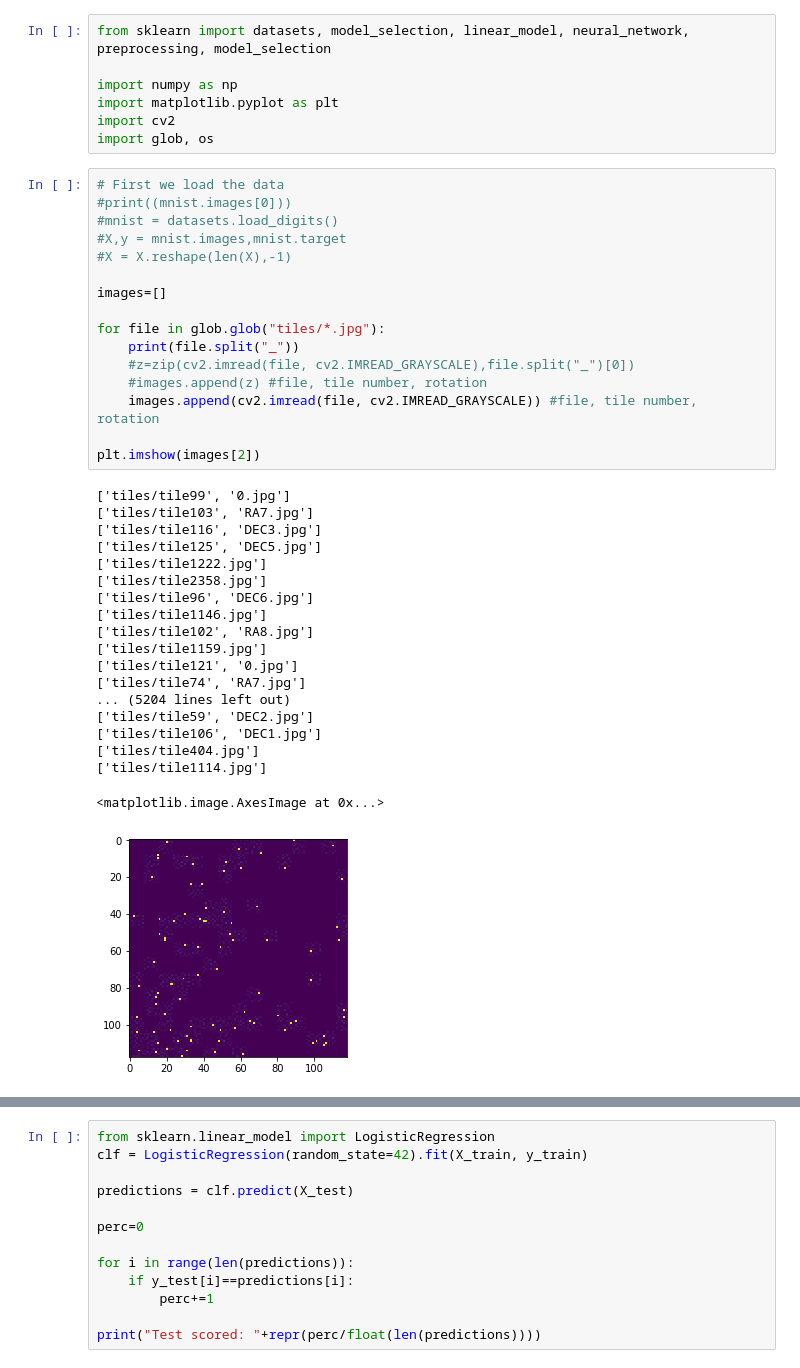
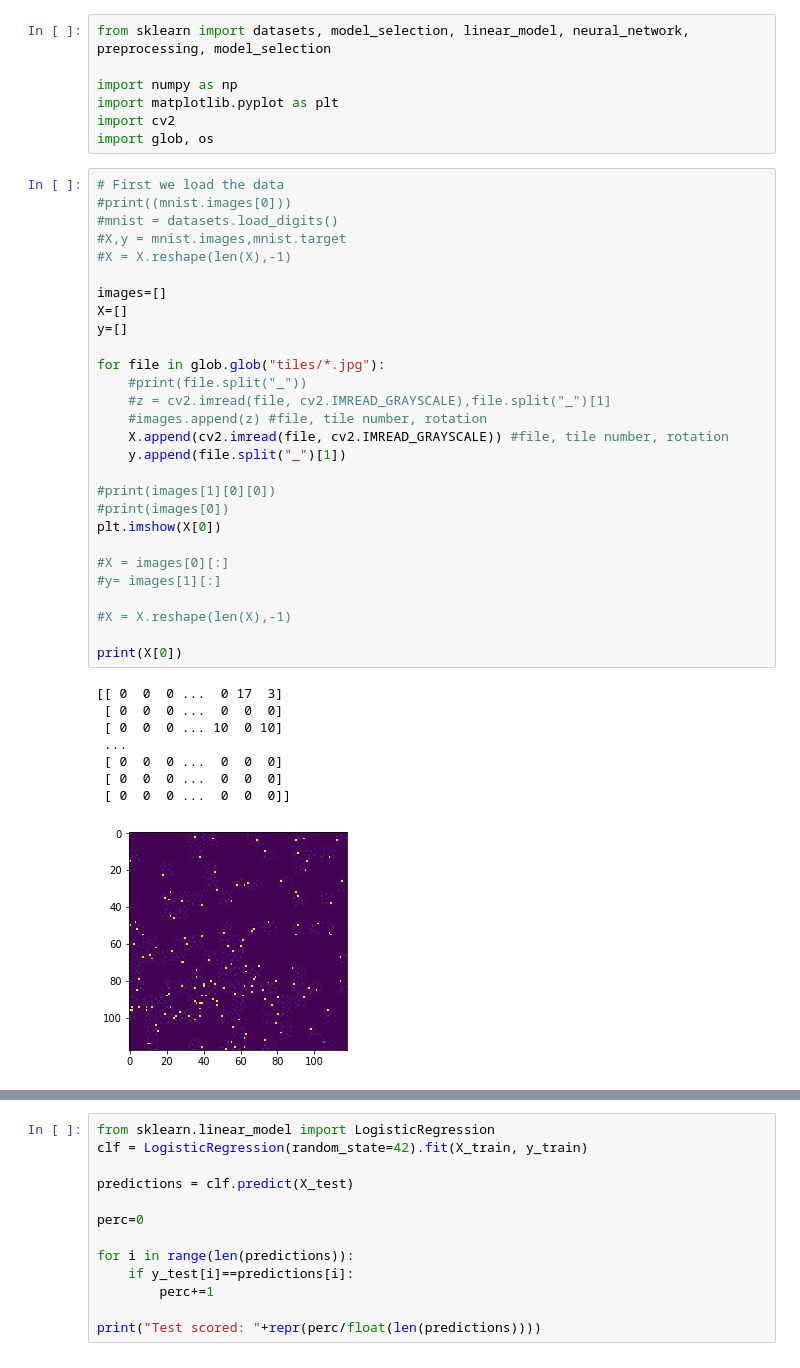
Before and after one commit to soudk/NightSky, a Jupyter notebook: LogisticRegression.ipynb, the cells around one changed output, grey strips where cells are left out. Cells and saved outputs as stored; diff of their text form.

```diff
--- a/LogisticRegression.ipynb
+++ b/LogisticRegression.ipynb
@@ -8,38 +8,39 @@ import glob, os
 # %%
 # First we load the data
 #print((mnist.images[0]))
 #mnist = datasets.load_digits()
 #X,y = mnist.images,mnist.target
 #X = X.reshape(len(X),-1)
 
 images=[]
+X=[]
+y=[]
 
 for file in glob.glob("tiles/*.jpg"):
-    print(file.split("_"))
-    #z=zip(cv2.imread(file, cv2.IMREAD_GRAYSCALE),file.split("_")[0])
+    #print(file.split("_"))
+    #z = cv2.imread(file, cv2.IMREAD_GRAYSCALE),file.split("_")[1]
     #images.append(z) #file, tile number, rotation
-    images.append(cv2.imread(file, cv2.IMREAD_GRAYSCALE)) #file, tile number, rotation
+    X.append(cv2.imread(file, cv2.IMREAD_GRAYSCALE)) #file, tile number, rotation
+    y.append(file.split("_")[1])
 
-plt.imshow(images[2])
+#print(images[1][0][0])
+#print(images[0])
+plt.imshow(X[0])
+
+#X = images[0][:]
+#y= images[1][:]
+
+#X = X.reshape(len(X),-1)
+
+print(X[0])
 # %% [output]
-['tiles/tile99', '0.jpg']
-['tiles/tile103', 'RA7.jpg']
-['tiles/tile116', 'DEC3.jpg']
-['tiles/tile125', 'DEC5.jpg']
-['tiles/tile1222.jpg']
-['tiles/tile2358.jpg']
-['tiles/tile96', 'DEC6.jpg']
-['tiles/tile1146.jpg']
-['tiles/tile102', 'RA8.jpg']
-['tiles/tile1159.jpg']
-['tiles/tile121', '0.jpg']
-['tiles/tile74', 'RA7.jpg']
-... (5204 lines left out)
-['tiles/tile59', 'DEC2.jpg']
-['tiles/tile106', 'DEC1.jpg']
-['tiles/tile404.jpg']
-['tiles/tile1114.jpg']
+[[ 0  0  0 ...  0 17  3]
+ [ 0  0  0 ...  0  0  0]
+ [ 0  0  0 ... 10  0 10]
+ ...
+ [ 0  0  0 ...  0  0  0]
+ [ 0  0  0 ...  0  0  0]
+ [ 0  0  0 ...  0  0  0]]
-<matplotlib.image.AxesImage at 0x...>
-[figure, old version]
+[figure, new version]
 # %%
 # Let's see what the data looks like
```
Also changed, not shown: parts of 2 cells of this notebook.
